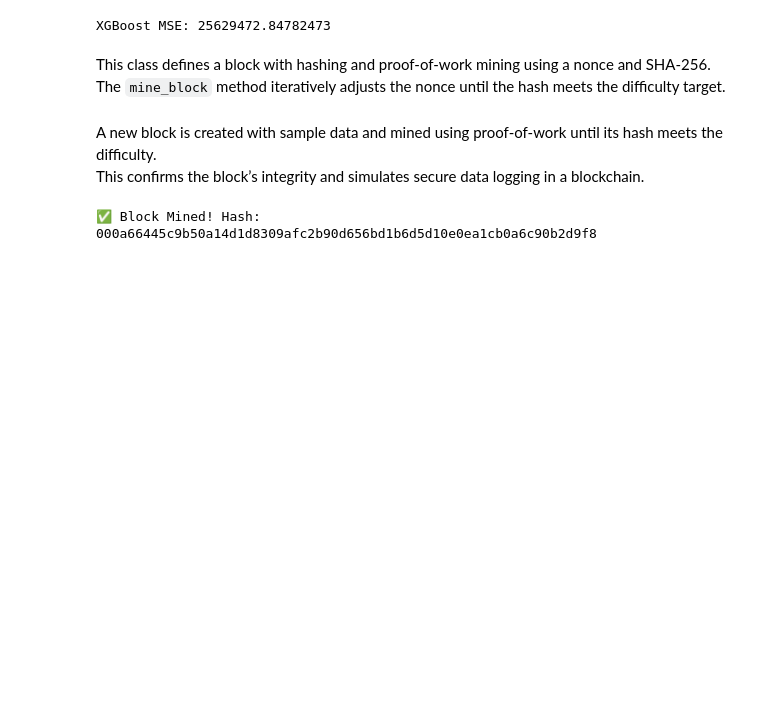
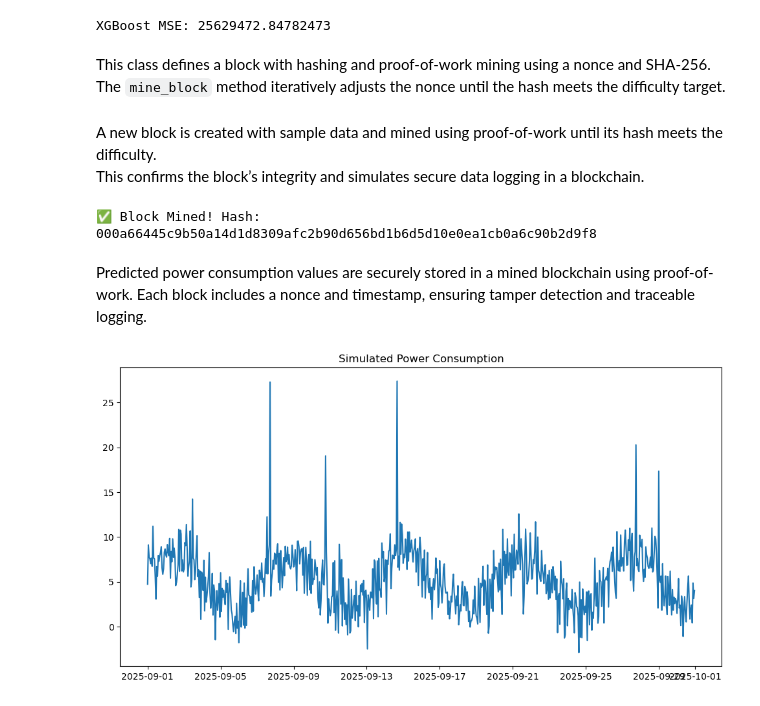
Before and after one commit to shuhaib751/Blockchain_based_Secure_Smart_Grid_Power_Consumption_Monitoring, a Jupyter notebook: ml_model/Blockchain_based_Secure_Smart_Grid_Power_Consumption_Monitoring.ipynb, the cells around one changed output. Cells and saved outputs as stored; diff of their text form; code cells hidden in the pictures; blank space fills up the shorter version.

```diff
--- a/ml_model/Blockchain_based_Secure_Smart_Grid_Power_Consumption_Monitoring.ipynb
+++ b/ml_model/Blockchain_based_Secure_Smart_Grid_Power_Consumption_Monitoring.ipynb
@@ -502,0 +494,20 @@ block.mine_block(difficulty=3)
+# %% [markdown]
+Predicted power consumption values are securely stored in a mined blockchain using proof-of-work.
+Each block includes a nonce and timestamp, ensuring tamper detection and traceable logging.
+# %%
+# Simulate hourly data for 1 month (720 hours)
+dates = pd.date_range(start='2025-09-01', periods=720, freq='h')
+consumption = np.random.normal(5, 2, 720) + np.sin(np.arange(720)/24)*3  # Normal usage with daily cycles
+df = pd.DataFrame({'timestamp': dates, 'kWh': consumption})
+
+# Add anomalies (e.g., spikes for fraud)
+anomalies = np.random.choice(720, 10)
+df.loc[anomalies, 'kWh'] *= 3  # Triple usage for anomalies
+
+# Plot initial data
+plt.figure(figsize=(12,6))
+plt.plot(df['timestamp'], df['kWh'])
+plt.title('Simulated Power Consumption')
+plt.show()
+# %% [output]
+[figure, added]
```
Also changed, not shown: parts of 20 cells of this notebook.
